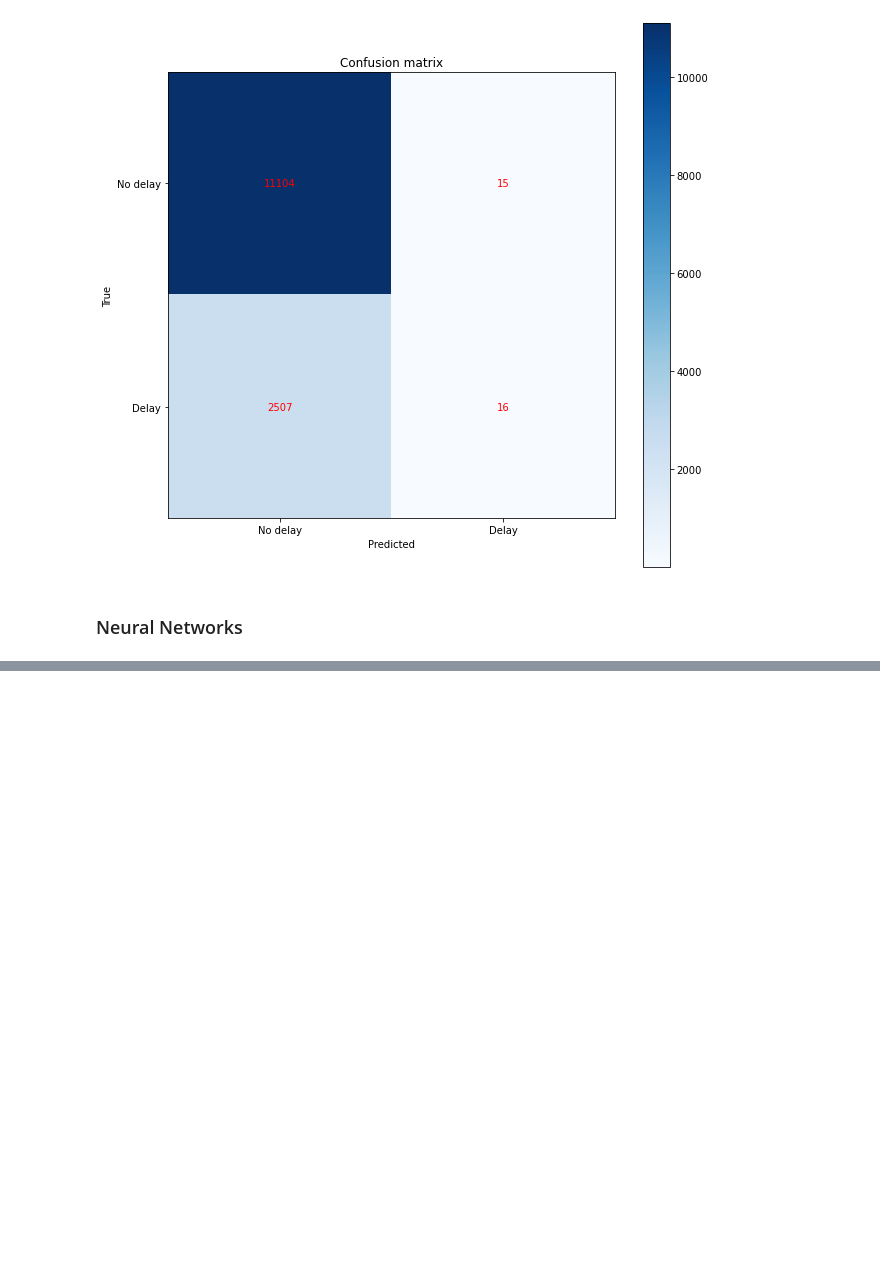
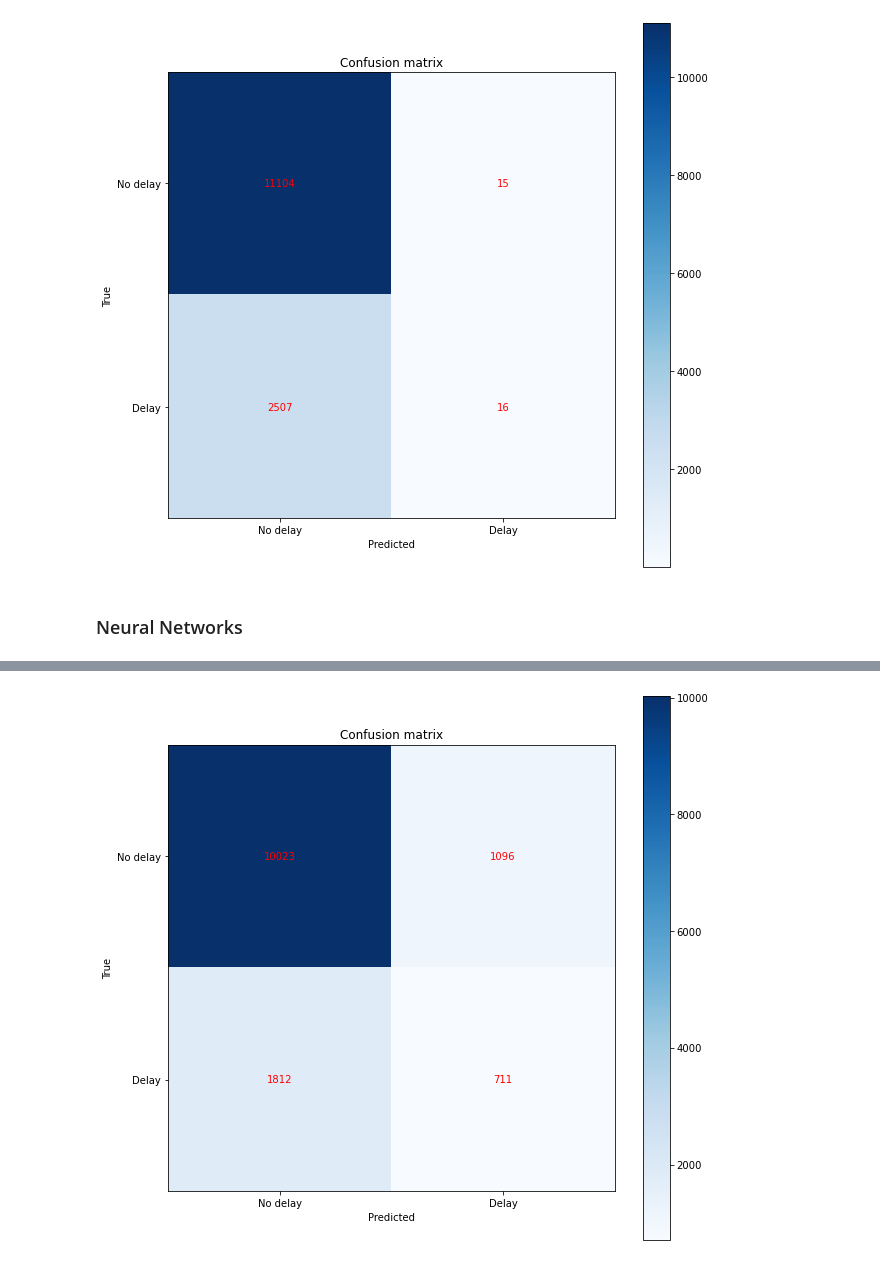
Before and after one commit to Konnits/Latam-Postulation, a Jupyter notebook: solution.ipynb, the cells around one changed output, grey strips where cells are left out. Drawn from its saved outputs; the diff is of its cells as text; code cells hidden in the pictures; blank space fills up the shorter version.

```diff
--- a/solution.ipynb
+++ b/solution.ipynb
@@ -823,0 +978,10 @@ plot_confusion_matrix(y_test, y_pred_pca)
+# %%
+n_layers, n_neurons_per_layer = [4, [128, 64, 16, 8]]
+model = create_model(n_layers, n_neurons_per_layer, X_train.shape[1])
+model.fit(
+    X_train,
+    y_train,
+    epochs = 100,
+    validation_data = (X_val, y_val),
+    callbacks = [tf.keras.callbacks.EarlyStopping(patience = 10, restore_best_weights = True)]
+)
@@ -823,0 +1007,3 @@ plot_confusion_matrix(y_test, y_pred_pca)
+# %%
+y_pred = model.predict(X_test).round()
+print(metric(y_test, y_pred))
@@ -823,0 +1013,4 @@ plot_confusion_matrix(y_test, y_pred_pca)
+# %%
+plot_confusion_matrix(y_test, y_pred)
+# %% [output]
+[figure, added]
```
Also changed, not shown: parts of 25 cells of this notebook.
